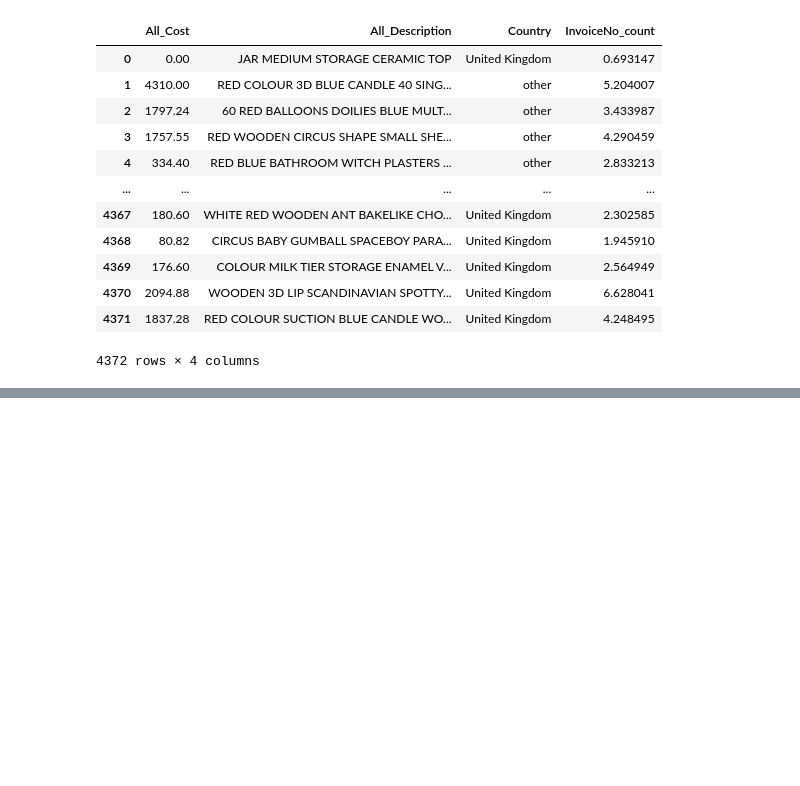
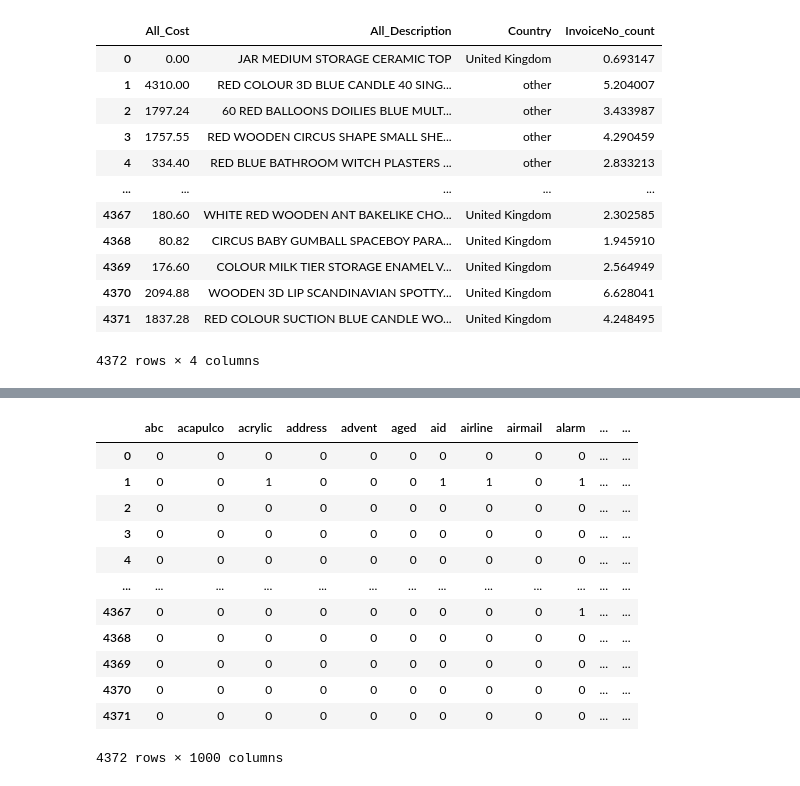
Before and after one commit to morteza-rp/fanap, a Jupyter notebook: 7.ipynb, the cells around one changed output, grey strips where cells are left out. Saved outputs shown, nothing was run; the diff lists cells and outputs as text; code cells hidden in the pictures; blank space fills up the shorter version.

```diff
--- a/7.ipynb
+++ b/7.ipynb
@@ -315,0 +335,3 @@ bb
+# %%
+le = LabelEncoder()
+bb["Country"] = le.fit_transform(bb["Country"])
@@ -315,0 +411,22 @@ bb
+# %%
+def text_cleaner(input_str):
+    import re
+
+    # Regex pattern to match string with integer
+    pattern1 = r'\w+\d+'
+
+    # Regex pattern to match integers
+    pattern2 = r'\d+'
+
+    # matches1 = re.findall(pattern1, input_str)
+
+    # # Find all integer matches
+    # matches2 = re.findall(pattern2, input_str)
+
+    output_str1 = re.sub(pattern1, '', input_str)
+
+    output_str2 = re.sub(pattern2, '', output_str1)
+
+    return output_str2
+# %%
+bb["All_Description"] = bb["All_Description"].apply(lambda x: text_cleaner(x))
@@ -315,0 +449,11 @@ bb
+# %%
+vectorizer = CountVectorizer(max_features=1000)
+
+X = vectorizer.fit_transform(bb["All_Description"])
+
+feature_names = vectorizer.get_feature_names_out()
+
+X_array = X.toarray()
+
+print("Unique Word List: \n", feature_names)
+print("Bag of Words Matrix: \n", X_array)
@@ -315,0 +478,17 @@ bb
+# %%
+vec = pd.DataFrame(data=X_array ,columns=feature_names)
+vec
+# %% [output]
+|  | abc | acapulco | acrylic | address | advent | aged | aid | airline | airmail | alarm | ... | ... |
+| 0 | 0 | 0 | 0 | 0 | 0 | 0 | 0 | 0 | 0 | 0 | ... | ... |
+| 1 | 0 | 0 | 1 | 0 | 0 | 0 | 1 | 1 | 0 | 1 | ... | ... |
+| 2 | 0 | 0 | 0 | 0 | 0 | 0 | 0 | 0 | 0 | 0 | ... | ... |
+| 3 | 0 | 0 | 0 | 0 | 0 | 0 | 0 | 0 | 0 | 0 | ... | ... |
+| 4 | 0 | 0 | 0 | 0 | 0 | 0 | 0 | 0 | 0 | 0 | ... | ... |
+| ... | ... | ... | ... | ... | ... | ... | ... | ... | ... | ... | ... | ... |
+| 4367 | 0 | 0 | 0 | 0 | 0 | 0 | 0 | 0 | 0 | 1 | ... | ... |
+| 4368 | 0 | 0 | 0 | 0 | 0 | 0 | 0 | 0 | 0 | 0 | ... | ... |
+| 4369 | 0 | 0 | 0 | 0 | 0 | 0 | 0 | 0 | 0 | 0 | ... | ... |
+| 4370 | 0 | 0 | 0 | 0 | 0 | 0 | 0 | 0 | 0 | 0 | ... | ... |
+| 4371 | 0 | 0 | 0 | 0 | 0 | 0 | 0 | 0 | 0 | 0 | ... | ... |
+4372 rows × 1000 columns
```
Also changed, not shown: parts of 34 cells of this notebook, 3 other files.
